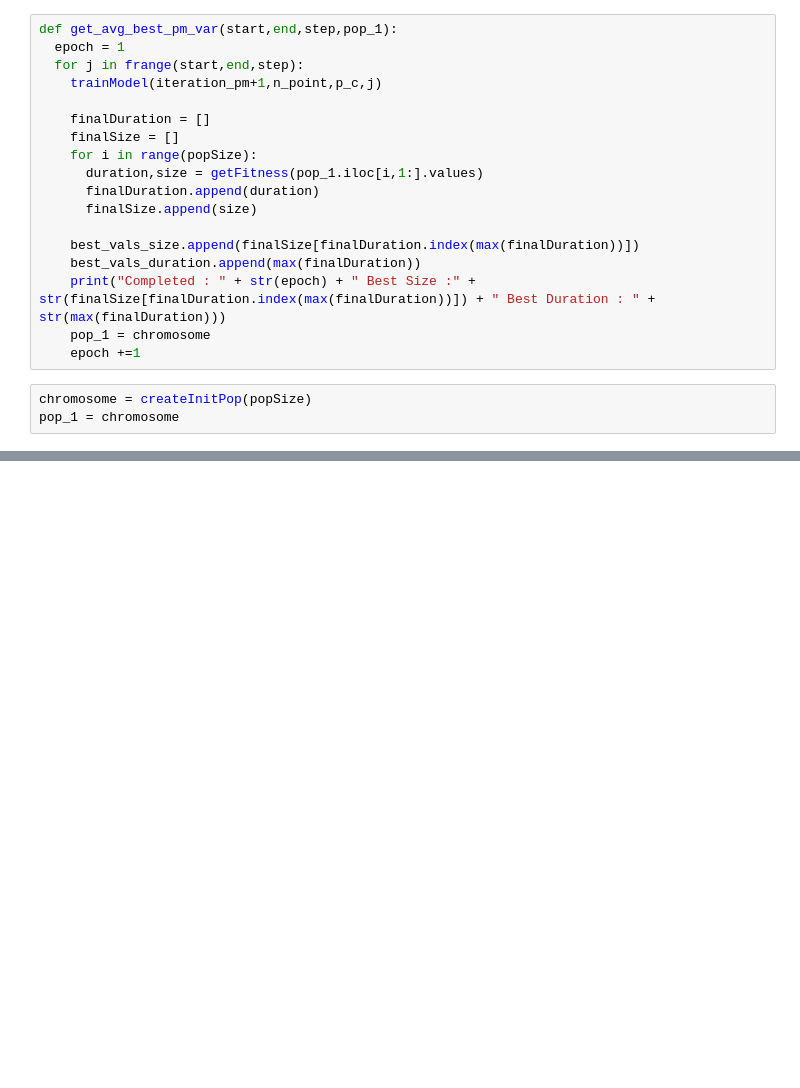
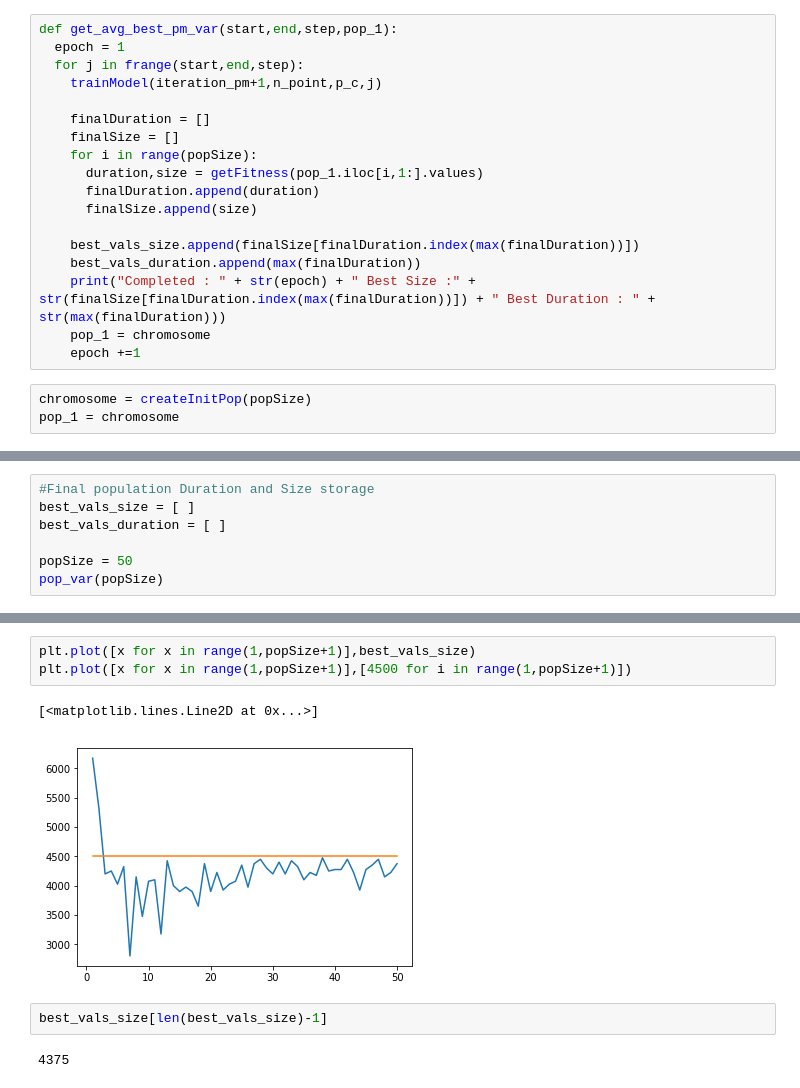
Before and after one commit to adhishagc/Genetic-Algorithm-using-Python-Example, a Jupyter notebook: Genetic_Algorithm_Assignment.ipynb, the cells around one changed output, grey strips where cells are left out. Drawn from its saved outputs; the diff is of its cells as text; blank space fills up the shorter version.

```diff
--- a/Genetic_Algorithm_Assignment.ipynb
+++ b/Genetic_Algorithm_Assignment.ipynb
@@ -666,0 +570,7 @@ plt.plot([x for x in frange(start,end,step)],best_vals_duration)
+# %%
+#Final population Duration and Size storage
+best_vals_size = [ ]
+best_vals_duration = [ ]
+
+popSize = 50
+pop_var(popSize)
@@ -666,0 +615,10 @@ plt.plot([x for x in frange(start,end,step)],best_vals_duration)
+# %%
+plt.plot([x for x in range(1,popSize+1)],best_vals_size)
+plt.plot([x for x in range(1,popSize+1)],[4500 for i in range(1,popSize+1)])
+# %% [output]
+[<matplotlib.lines.Line2D at 0x...>]
+[figure, added]
+# %%
+best_vals_size[len(best_vals_size)-1]
+# %% [output]
+4375
```
Also changed, not shown: parts of 23 cells of this notebook.
